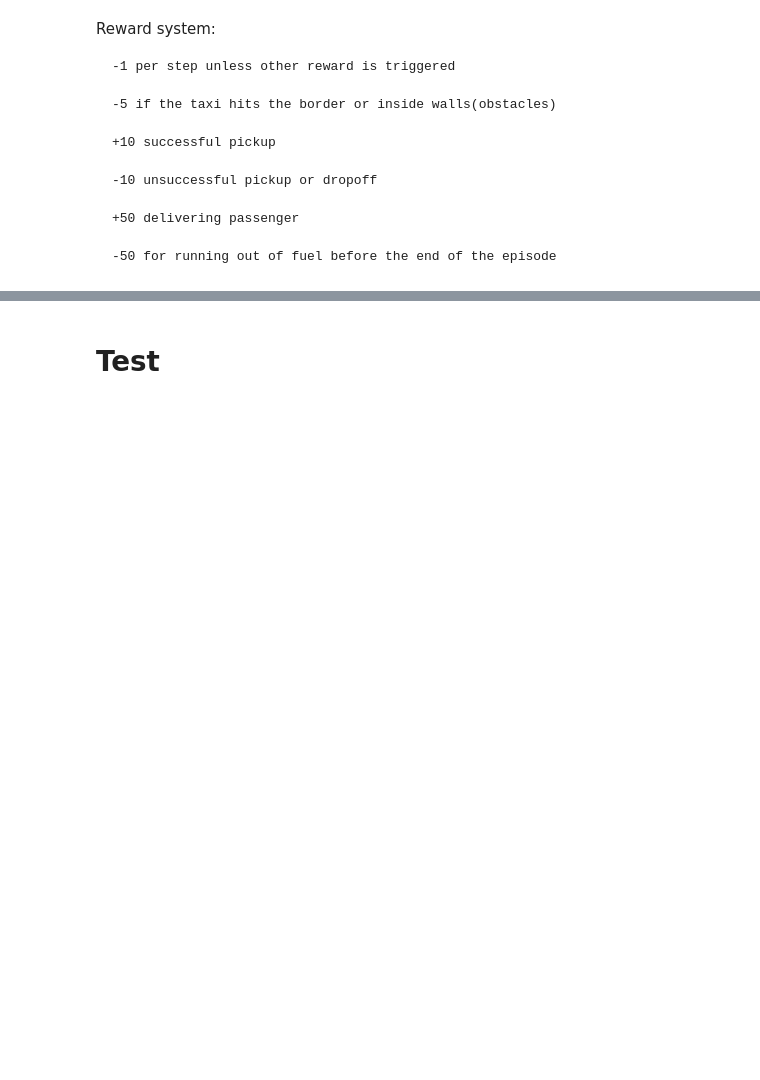
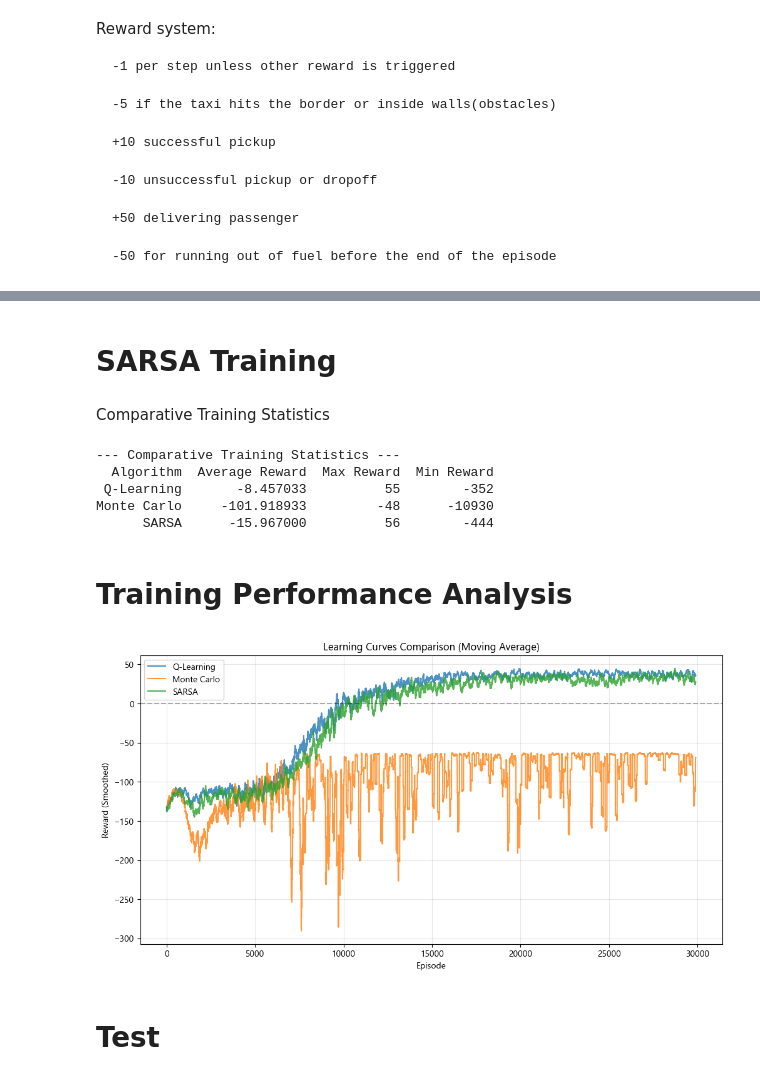
Before and after one commit to irinaradanovic/Taxi-problem-Reinforcement-learning, a Jupyter notebook: Taxi.ipynb, the cells around one changed output, grey strips where cells are left out. Saved outputs shown, nothing was run; the diff lists cells and outputs as text; code cells hidden in the pictures; blank space fills up the shorter version.

Commit message:
mc and sarsa done

```diff
--- a/Taxi.ipynb
+++ b/Taxi.ipynb
@@ -262,0 +403,2 @@ for ep in range(episodes):
+# %% [markdown]
+# SARSA Training
@@ -263,3 +437,55 @@ for ep in range(episodes):
+# %% [markdown]
+Comparative Training Statistics
+# %%
+data = {
+    "Algorithm": ["Q-Learning", "Monte Carlo", "SARSA"],
+    "Average Reward": [
+        np.mean(episode_rewards),
+        np.mean(mc_episode_rewards),
+        np.mean(sarsa_episode_rewards)
+    ],
+    "Max Reward": [
+        np.max(episode_rewards),
+        np.max(mc_episode_rewards),
+        np.max(sarsa_episode_rewards)
+    ],
+    "Min Reward": [
+        np.min(episode_rewards),
+        np.min(mc_episode_rewards),
+        np.min(sarsa_episode_rewards)
+    ]
+}
+
+stats_df = pd.DataFrame(data)
+print("--- Comparative Training Statistics ---")
+print(stats_df.to_string(index=False))
+# %% [output]
+--- Comparative Training Statistics ---
+  Algorithm  Average Reward  Max Reward  Min Reward
+ Q-Learning       -8.457033          55        -352
+Monte Carlo     -101.918933         -48      -10930
+      SARSA      -15.967000          56        -444
+# %% [markdown]
+# Training Performance Analysis
+# %%
+def moving_average(data, window_size=100):
+    return np.convolve(data, np.ones(window_size)/window_size, mode='valid')
+
+plt.figure(figsize=(12, 6))
+
+plt.plot(moving_average(episode_rewards), label='Q-Learning', alpha=0.8)
+plt.plot(moving_average(mc_episode_rewards), label='Monte Carlo', alpha=0.8)
+plt.plot(moving_average(sarsa_episode_rewards), label='SARSA', alpha=0.8)
+
+plt.axhline(y=0, color='black', linestyle='--', alpha=0.3)
+plt.title("Learning Curves Comparison (Moving Average)")
+plt.xlabel("Episode")
+plt.ylabel("Reward (Smoothed)")
+plt.legend()
+plt.grid(True, alpha=0.3)
+plt.show()
+# %% [output]
+[figure, added]
 # %% [markdown]
 # Test
 # %% [markdown]
```
Also changed, not shown: parts of 21 cells of this notebook.
